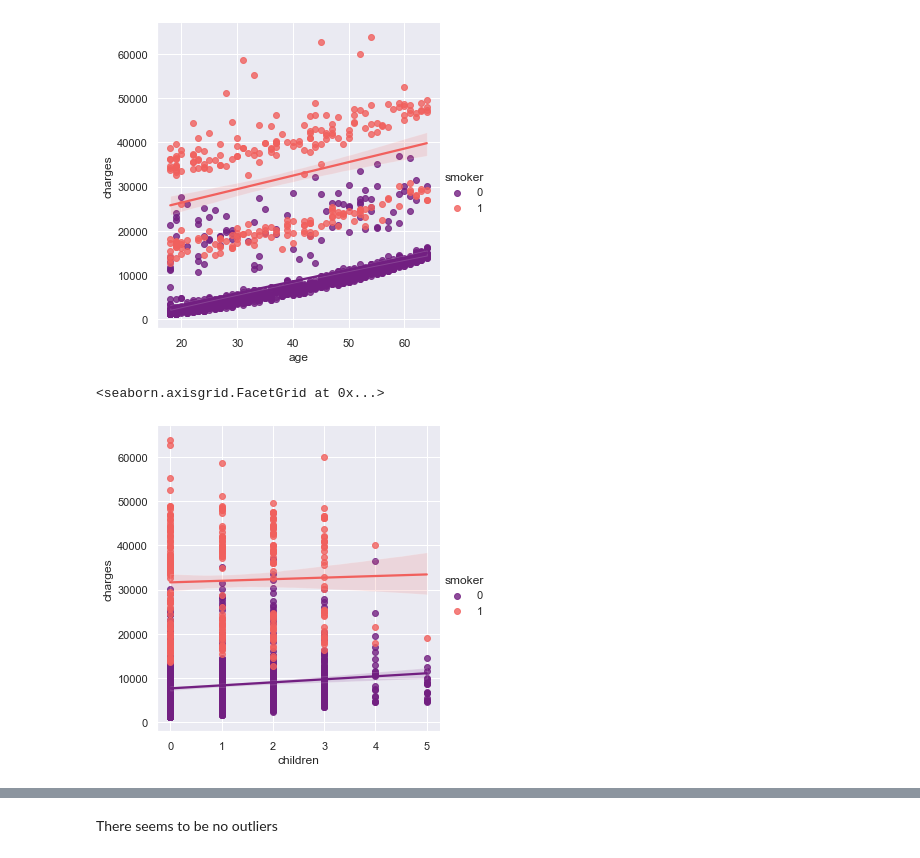
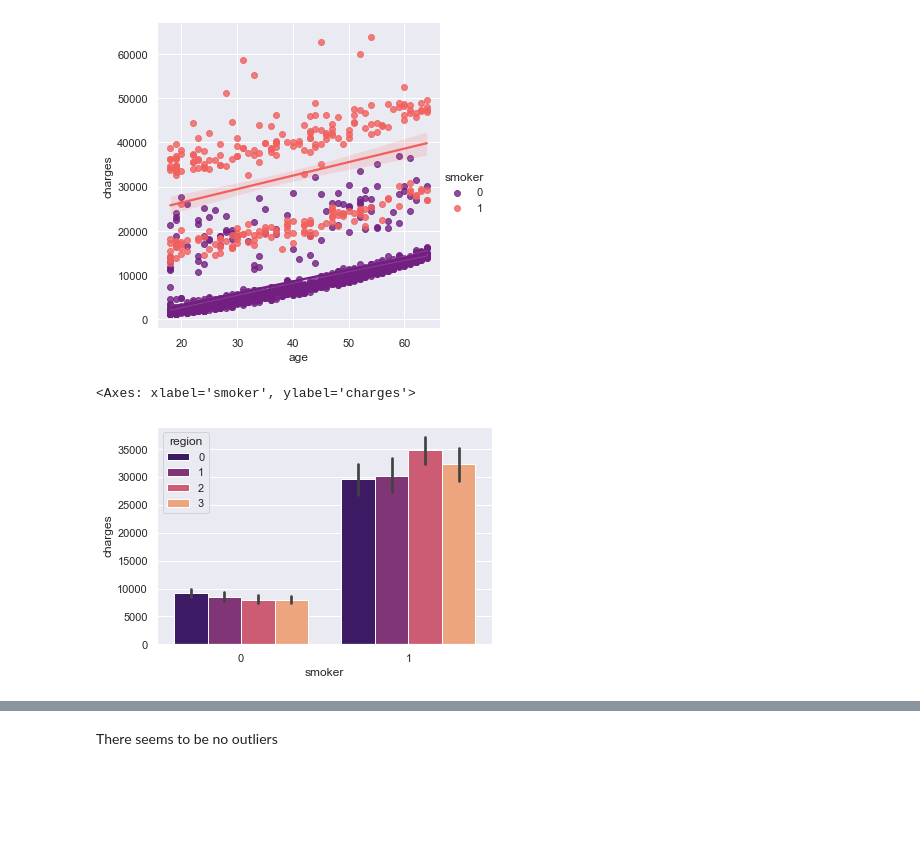
Before and after one commit to aaiml/CSCN8000-lab-submissions, a Jupyter notebook: students-submissions/7526387/lab3.ipynb, the cells around one changed output, grey strips where cells are left out. Drawn from its saved outputs; the diff is of its cells as text; code cells hidden in the pictures; blank space fills up the shorter version.

```diff
--- a/students-submissions/7526387/lab3.ipynb
+++ b/students-submissions/7526387/lab3.ipynb
@@ -418,7 +418,7 @@ sns.lmplot(x="age", y="charges", hue="smoker", data=insurance_data, palette = 'm
 <seaborn.axisgrid.FacetGrid at 0x...>
 [figure]
 # %%
-sns.lmplot(x="children", y="charges", hue="smoker", data=insurance_data, palette = 'magma')
+sns.barplot(data=insurance_data, x="smoker", y='charges', hue='region',  palette = 'magma')
 # %% [output]
-<seaborn.axisgrid.FacetGrid at 0x...>
+<Axes: xlabel='smoker', ylabel='charges'>
-[figure, old version]
+[figure, new version]
```
Also changed, not shown: parts of 7 cells of this notebook, 1 other file.
